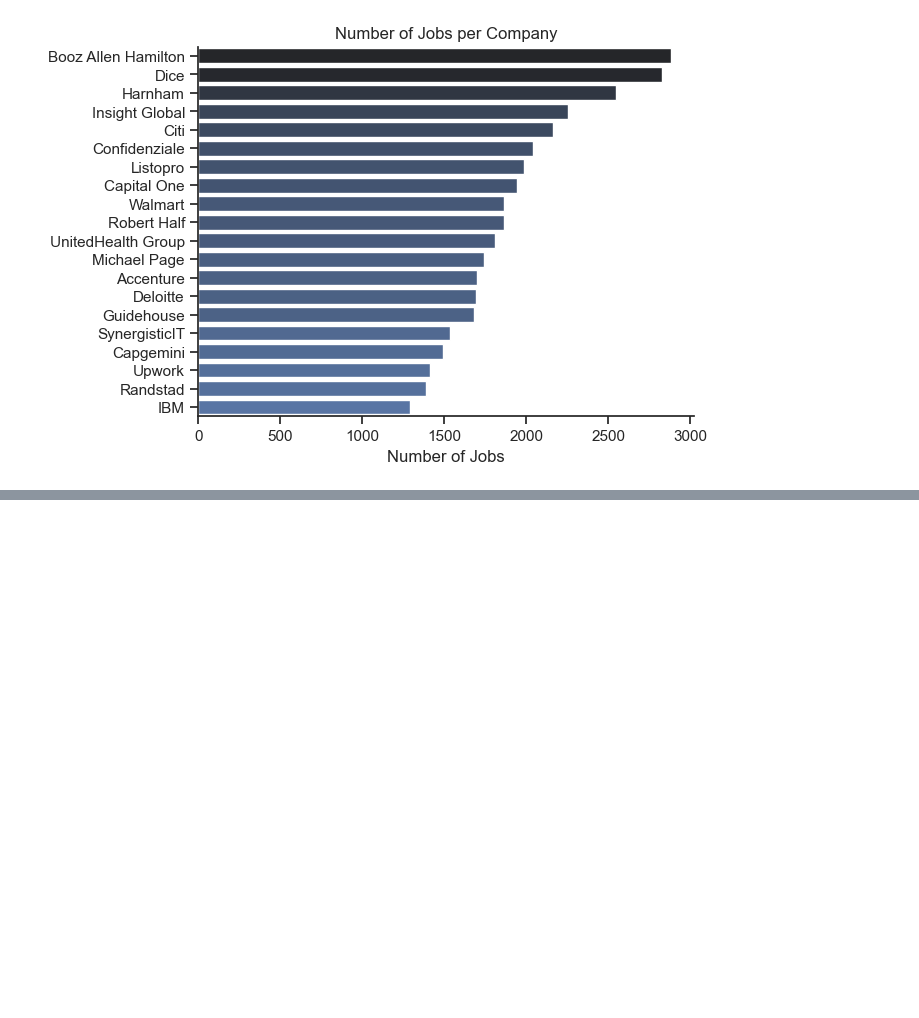
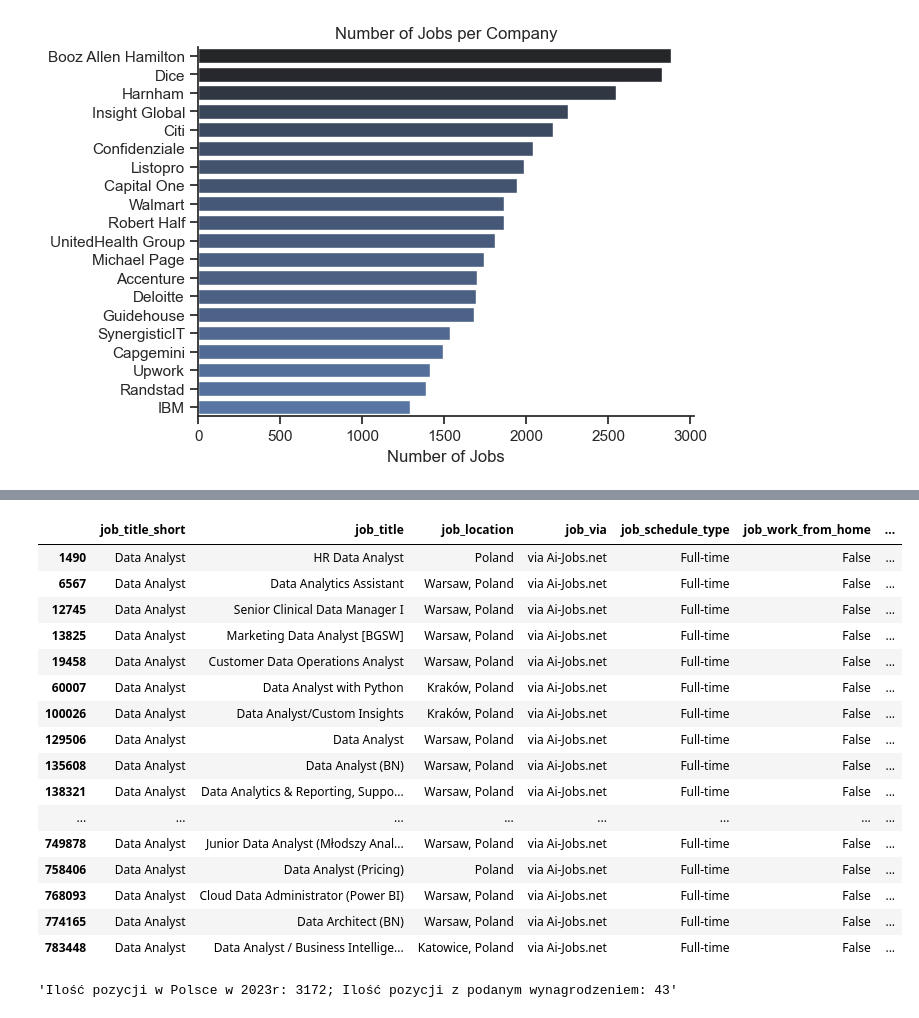
Before and after one commit to mtszczepaniak/Job_market_analysis, a Jupyter notebook: 3. Project/1_EDA_Intro.ipynb, the cells around one changed output, grey strips where cells are left out. Cells and saved outputs as stored; diff of their text form; code cells hidden in the pictures; blank space fills up the shorter version.

```diff
--- a/3. Project/1_EDA_Intro.ipynb
+++ b/3. Project/1_EDA_Intro.ipynb
@@ -100,0 +148,25 @@ plt.show()
+# %%
+df_PL_with_salary = df_PL[df_PL['salary_year_avg'].notna()]
+df_PL_with_salary
+# %% [output]
+|  | job_title_short | job_title | job_location | job_via | job_schedule_type | job_work_from_home | ... |
+| 1490 | Data Analyst | HR Data Analyst | Poland | via Ai-Jobs.net | Full-time | False | ... |
+| 6567 | Data Analyst | Data Analytics Assistant | Warsaw, Poland | via Ai-Jobs.net | Full-time | False | ... |
+| 12745 | Data Analyst | Senior Clinical Data Manager I | Warsaw, Poland | via Ai-Jobs.net | Full-time | False | ... |
+| 13825 | Data Analyst | Marketing Data Analyst [BGSW] | Warsaw, Poland | via Ai-Jobs.net | Full-time | False | ... |
+| 19458 | Data Analyst | Customer Data Operations Analyst | Warsaw, Poland | via Ai-Jobs.net | Full-time | False | ... |
+| 60007 | Data Analyst | Data Analyst with Python | Kraków, Poland | via Ai-Jobs.net | Full-time | False | ... |
+| 100026 | Data Analyst | Data Analyst/Custom Insights | Kraków, Poland | via Ai-Jobs.net | Full-time | False | ... |
+| 129506 | Data Analyst | Data Analyst | Warsaw, Poland | via Ai-Jobs.net | Full-time | False | ... |
+| 135608 | Data Analyst | Data Analyst (BN) | Warsaw, Poland | via Ai-Jobs.net | Full-time | False | ... |
+| 138321 | Data Analyst | Data Analytics & Reporting, Suppo... | Warsaw, Poland | via Ai-Jobs.net | Full-time | False | ... |
+| ... | ... | ... | ... | ... | ... | ... | ... |
+| 749878 | Data Analyst | Junior Data Analyst (Młodszy Anal... | Warsaw, Poland | via Ai-Jobs.net | Full-time | False | ... |
+| 758406 | Data Analyst | Data Analyst (Pricing) | Poland | via Ai-Jobs.net | Full-time | False | ... |
+| 768093 | Data Analyst | Cloud Data Administrator (Power BI) | Warsaw, Poland | via Ai-Jobs.net | Full-time | False | ... |
+| 774165 | Data Analyst | Data Architect (BN) | Warsaw, Poland | via Ai-Jobs.net | Full-time | False | ... |
+| 783448 | Data Analyst | Data Analyst / Business Intellige... | Katowice, Poland | via Ai-Jobs.net | Full-time | False | ... |
+# %%
+f'Ilość pozycji w Polsce w 2023r: {len(df_PL)}; Ilość pozycji z podanym wynagrodzeniem: {len(df_PL_with_salary)}'
+# %% [output]
+'Ilość pozycji w Polsce w 2023r: 3172; Ilość pozycji z podanym wynagrodzeniem: 43'
```
Also changed, not shown: parts of 5 cells of this notebook.
